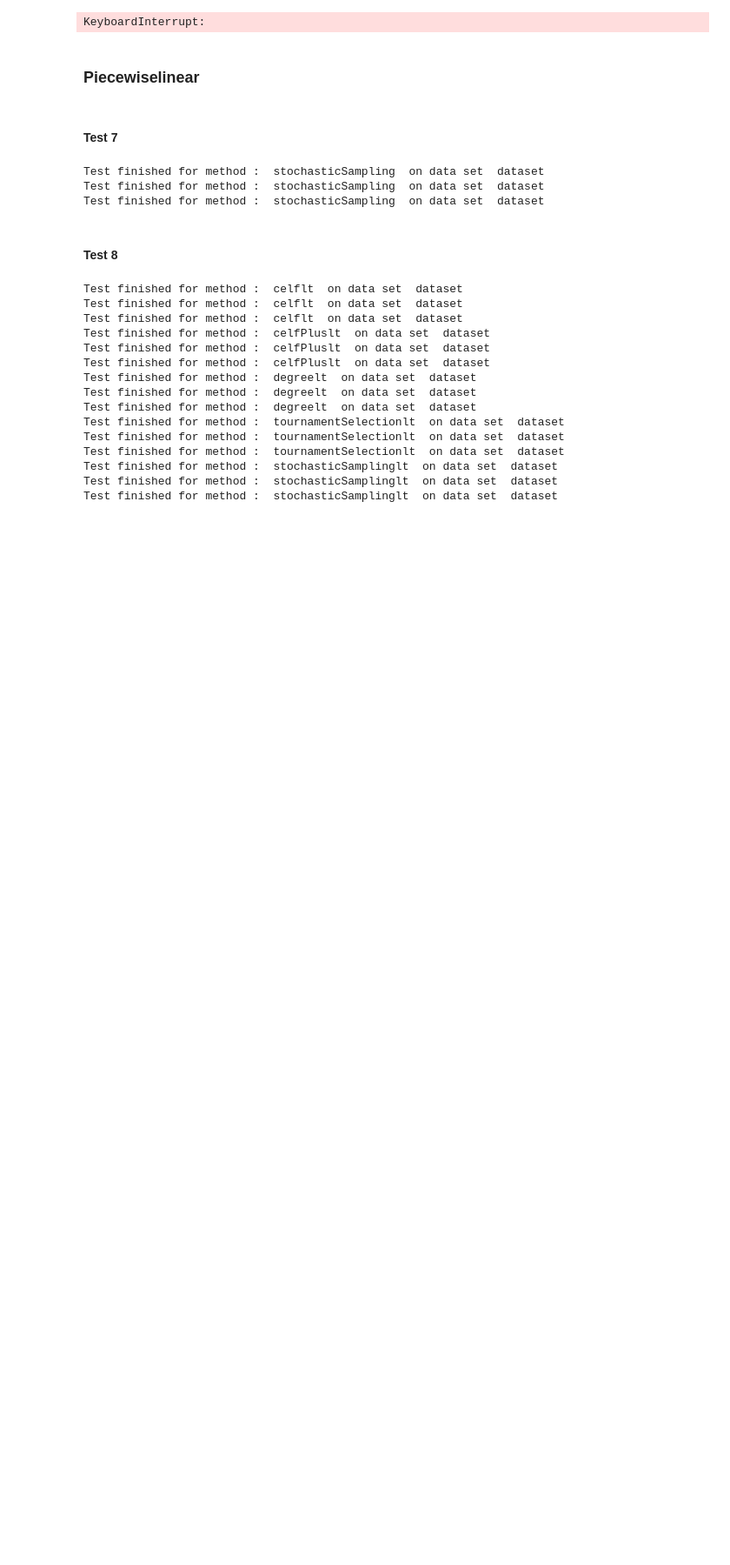
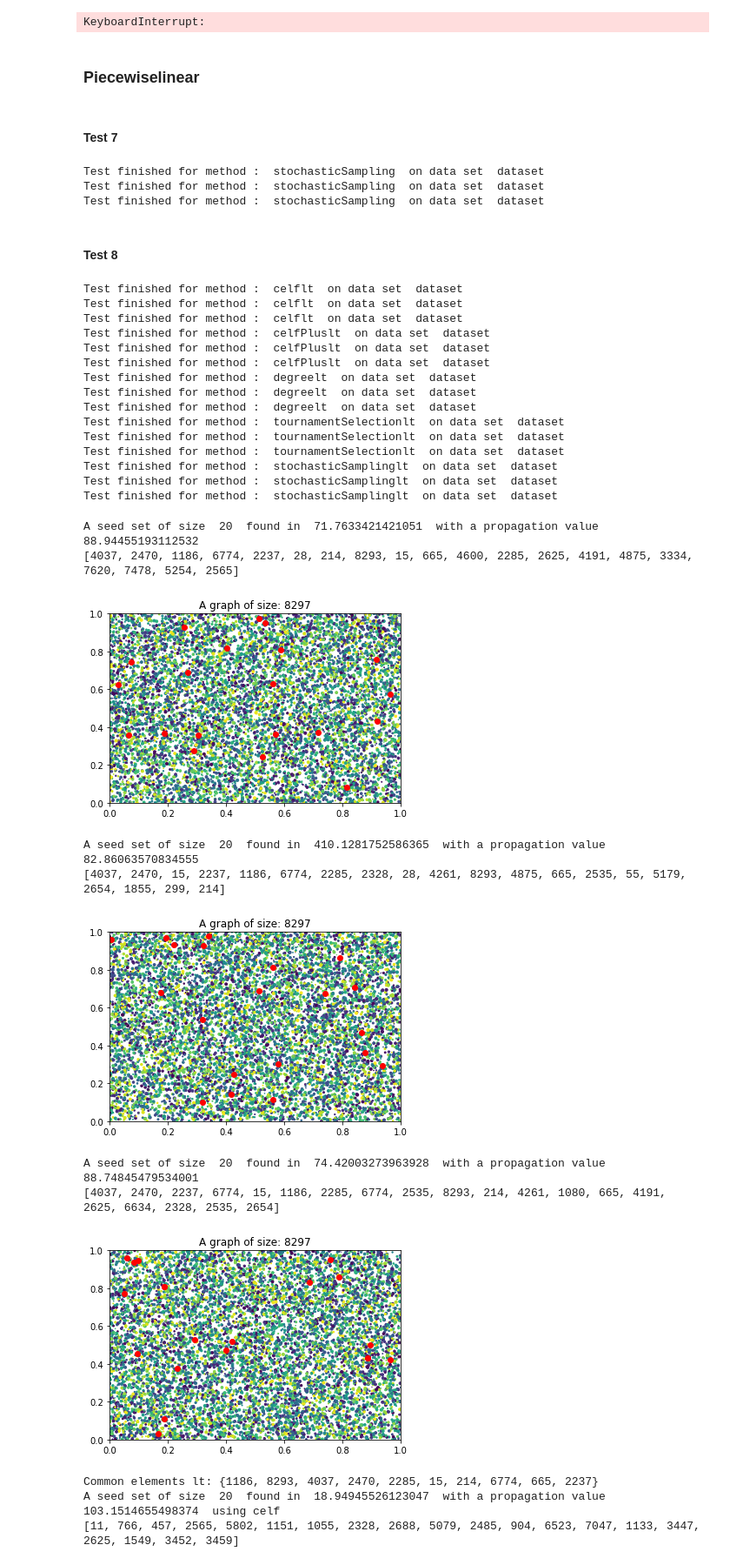
Before and after one commit to GDTNguyen/Influence-maximisation-Networks, a Jupyter notebook: influencemaximisation/InfluenceMaximisation.ipynb, the cells around one changed output. Shown at 87% size. Cells and saved outputs as stored; diff of their text form; code cells hidden in the pictures; blank space fills up the shorter version.

Commit message:
presentation test cast

```diff
--- a/influencemaximisation/InfluenceMaximisation.ipynb
+++ b/influencemaximisation/InfluenceMaximisation.ipynb
@@ -1234,7 +1344,7 @@ def visualiselt(method, graph, seedSetSize, ff=exponential, mc=100):
     output: graph with seed set plotted
     """
     start = time.time()
-    result = method(graph, seedSetSize, 1, ff)
+    result = method(graph, seedSetSize, mc, ff)
     end = time.time()
     pVSim = lt(graph, result[0], mc, ff)
 
@@ -1421,3 +1531,38 @@ Test finished for method :  tournamentSelectionlt  on data set  dataset
 Test finished for method :  stochasticSamplinglt  on data set  dataset
 Test finished for method :  stochasticSamplinglt  on data set  dataset
 Test finished for method :  stochasticSamplinglt  on data set  dataset
+# %%
+# Presentation code -ommitted-
+
+# linear threshold
+%matplotlib inline
+a = visualiselt(celflt, wikivote, 20, exponential, 10)
+%matplotlib inline
+b = visualiselt(tournamentSelectionlt, wikivote, 20, exponential, 10)
+%matplotlib inline
+c = visualiselt(stochasticSamplinglt, wikivote, 20, exponential, 10)
+
+print("Common elements lt:", set(a) & set(b) & set(c))
+
+# independent cascade
+%matplotlib inline
+a = visualise(celf, wikivote, 20, 0.025, exponential, 10)
+%matplotlib inline
+b = visualise(tournamentSelection, wikivote, 20, 0.025, exponential, 10)
+%matplotlib inline
+c = visualise(stochasticSampling, wikivote, 20, 0.025, exponential, 10)
+
+print("Common elements ic:", set(a) & set(b) & set(c))
+# %% [output]
+A seed set of size  20  found in  71.7633421421051  with a propagation value  88.94455193112532
+[4037, 2470, 1186, 6774, 2237, 28, 214, 8293, 15, 665, 4600, 2285, 2625, 4191, 4875, 3334, 7620, 7478, 5254, 2565]
+[figure, added]
+A seed set of size  20  found in  410.1281752586365  with a propagation value  82.86063570834555
+[4037, 2470, 15, 2237, 1186, 6774, 2285, 2328, 28, 4261, 8293, 4875, 665, 2535, 55, 5179, 2654, 1855, 299, 214]
+[figure, added]
+A seed set of size  20  found in  74.42003273963928  with a propagation value  88.74845479534001
+[4037, 2470, 2237, 6774, 15, 1186, 2285, 6774, 2535, 8293, 214, 4261, 1080, 665, 4191, 2625, 6634, 2328, 2535, 2654]
+[figure, added]
+Common elements lt: {1186, 8293, 4037, 2470, 2285, 15, 214, 6774, 665, 2237}
+A seed set of size  20  found in  18.94945526123047  with a propagation value  103.1514655498374  using celf
+[11, 766, 457, 2565, 5802, 1151, 1055, 2328, 2688, 5079, 2485, 904, 6523, 7047, 1133, 3447, 2625, 1549, 3452, 3459]
```
Also changed, not shown: parts of 5 cells of this notebook.
